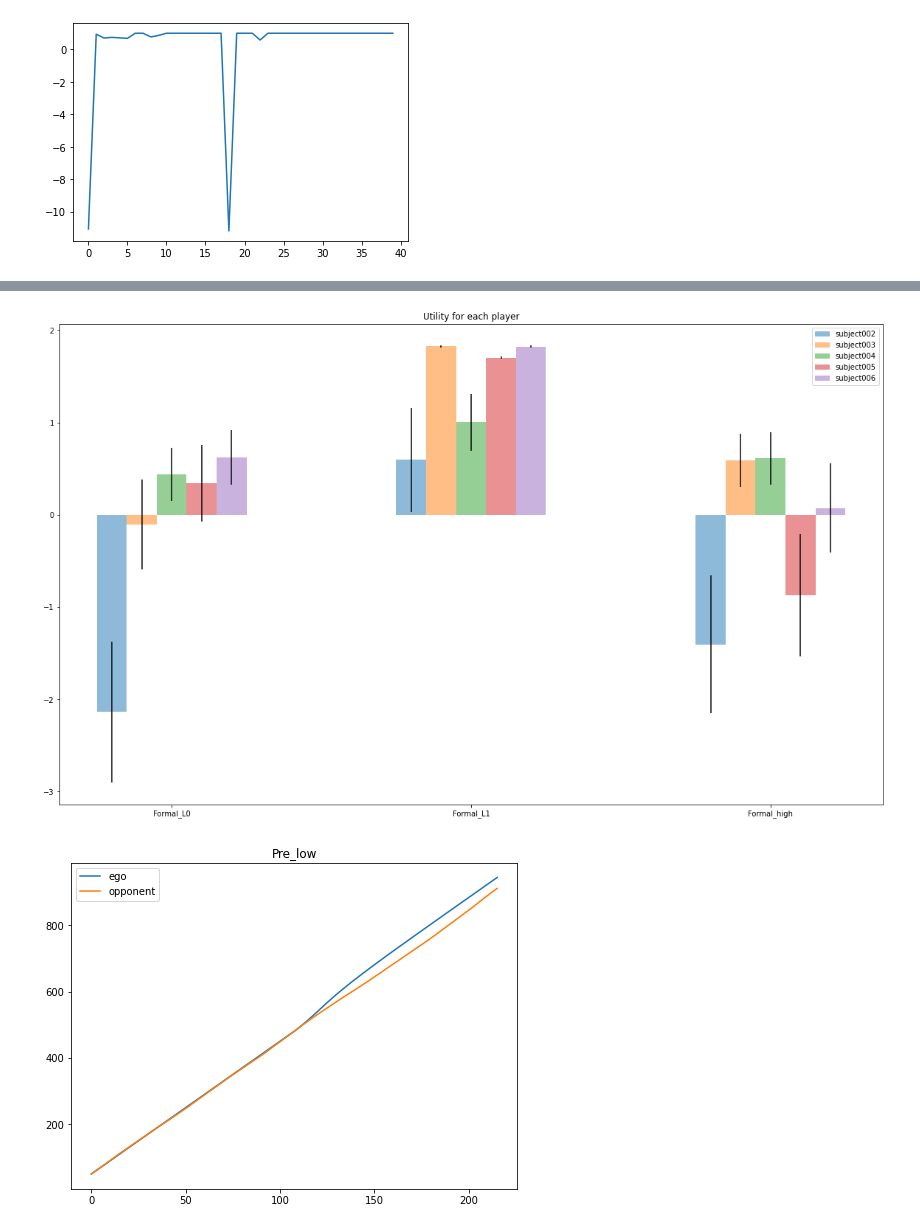
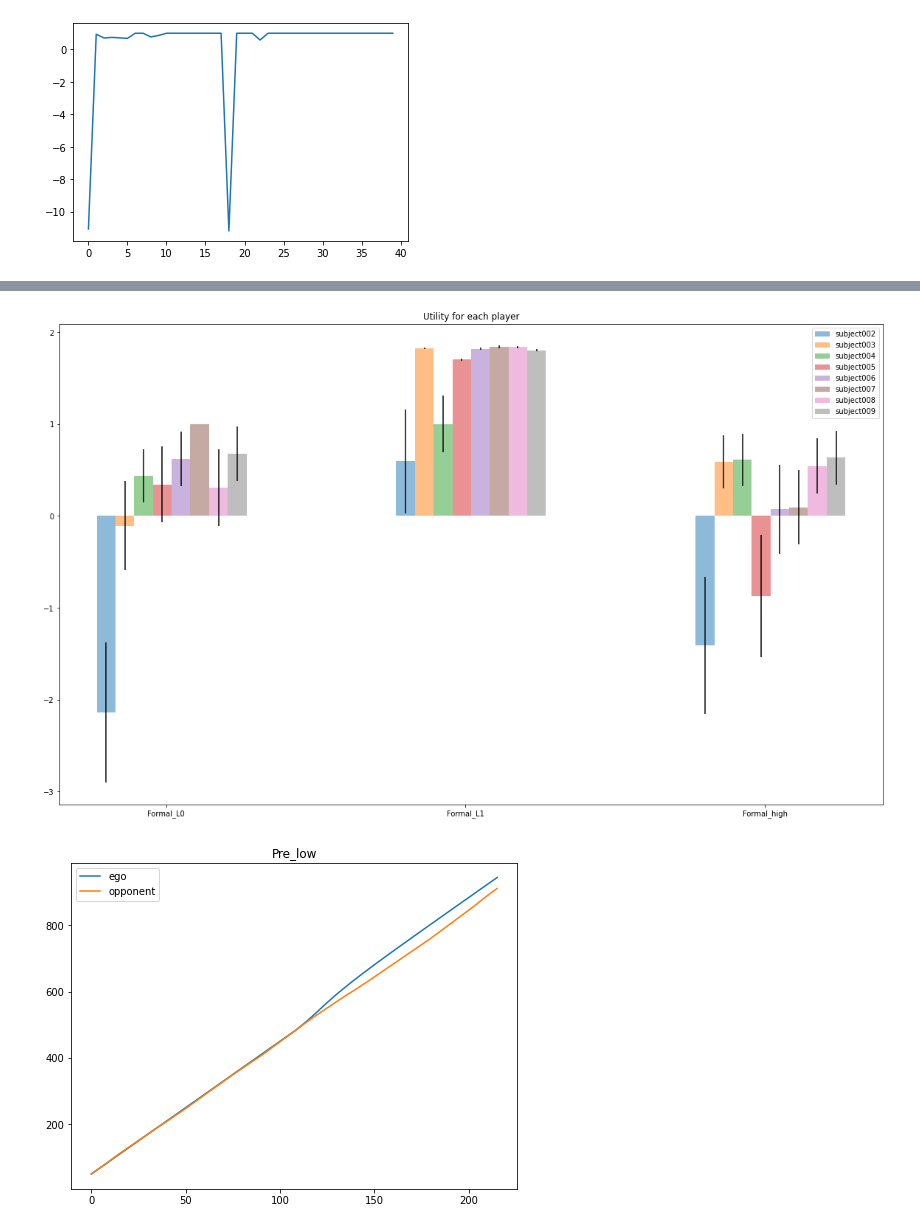
Before and after one commit to YikangZhang1641/merging-gym, a Jupyter notebook: scripts/data/data_analysis.ipynb, the cells around one changed output, grey strips where cells are left out. Saved outputs shown, nothing was run; the diff lists cells and outputs as text; code cells hidden in the pictures.

```diff
--- a/scripts/data/data_analysis.ipynb
+++ b/scripts/data/data_analysis.ipynb
@@ -48,6 +45,9 @@ plt.plot(x, y, label=filename[:3])
 # %%
 group = {"Pre_low":10, "Pre_L2":10, "Formal_L1":40, "Formal_high":40, "Formal_L0":40}
 formal_list = ["Formal_L0", "Formal_L1", "Formal_high"]
+
+N_tag = len(formal_list)
+N_player = len(FL2)
 # %%
 
 # tag = "result"
@@ -133,35 +133,35 @@ def plot_utility():
         player = FL2[pid]
 
         utility = {}
         for l in formal_list:
             utility[l] = []
 
         for filename in sorted(os.listdir(player)):
-            if filename.split("_")[1] != "result":
+            if len(filename.split("_")) < 2 or filename.split("_")[1] != "result":
                 continue
 
             tag = filename.split('_')[2] + '_' + filename.split('_')[3]
             if tag not in utility:
                 continue
 
             scores = read_result(os.path.join(player, filename))
             utility[tag] = np.array(scores)
 
         x=[pid/N_player/2, 1+pid/N_player/2, 2+pid/N_player/2]
         height=[utility[formal_list[i]].mean() for i in range(len(formal_list))]
         yerr=[utility[formal_list[i]].std() / np.sqrt(40) for i in range(len(formal_list))]
 
         plt.bar(x=x, height=height, yerr=yerr, width=1/N_player/2, alpha=0.5, label=player)
 
 
 
     plt.title("Utility for each player")
     plt.xticks([0.2,1.2,2.2], utility.keys())
     plt.legend()
 
 plot_utility()
 # %% [output]
-[figure, old version]
+[figure, new version]
 # %%
 def read_csv(csv_path):
     f=open(csv_path)
```
Also changed, not shown: parts of 12 cells of this notebook.
